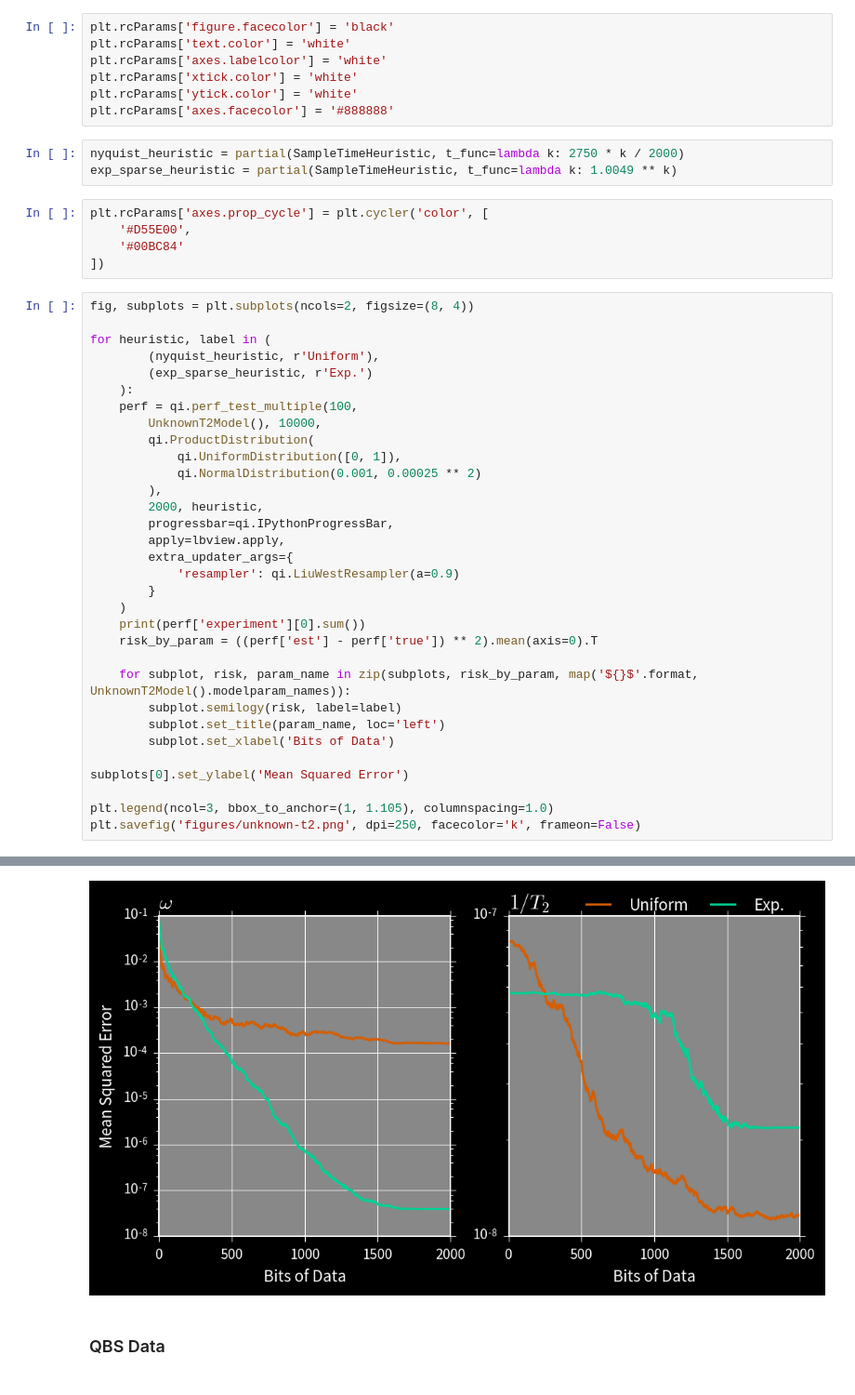
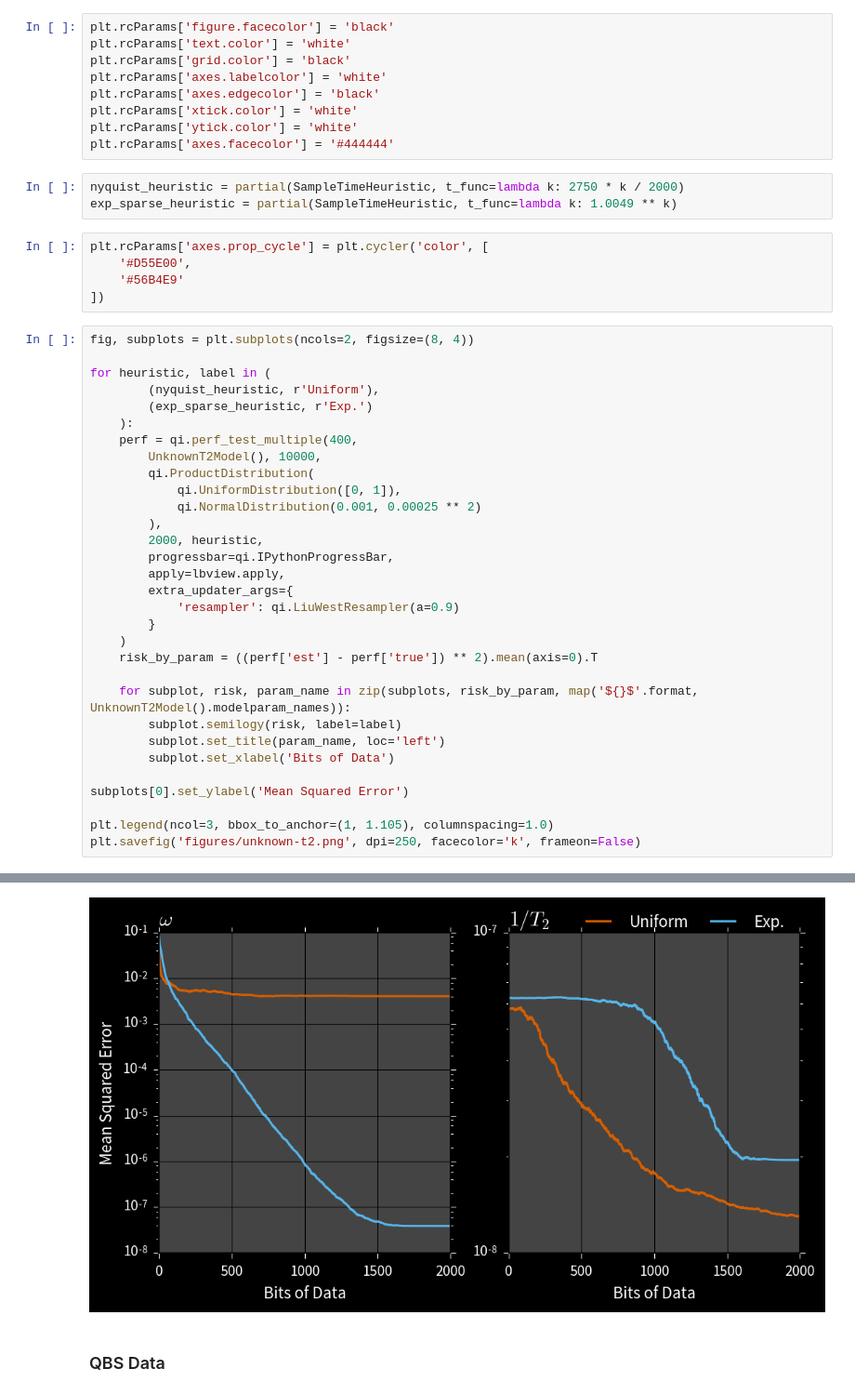
Before and after one commit to cgranade/cgranade.github.io, a Jupyter notebook: research/talks/quics/07-2016/figures.ipynb, the cells around one changed output, grey strips where cells are left out. Shown at 93% size. Cells and saved outputs as stored; diff of their text form.

```diff
--- a/research/talks/quics/07-2016/figures.ipynb
+++ b/research/talks/quics/07-2016/figures.ipynb
@@ -25,17 +25,19 @@ plt.style.use('ggplot-rq')
 # %%
 plt.rcParams['figure.facecolor'] = 'black'
 plt.rcParams['text.color'] = 'white'
+plt.rcParams['grid.color'] = 'black'
 plt.rcParams['axes.labelcolor'] = 'white'
+plt.rcParams['axes.edgecolor'] = 'black'
 plt.rcParams['xtick.color'] = 'white'
 plt.rcParams['ytick.color'] = 'white'
-plt.rcParams['axes.facecolor'] = '#888888'
+plt.rcParams['axes.facecolor'] = '#444444'
 # %%
 nyquist_heuristic = partial(SampleTimeHeuristic, t_func=lambda k: 2750 * k / 2000)
 exp_sparse_heuristic = partial(SampleTimeHeuristic, t_func=lambda k: 1.0049 ** k)
 # %%
 plt.rcParams['axes.prop_cycle'] = plt.cycler('color', [
     '#D55E00',
-    '#00BC84'
+    '#56B4E9'
 ])
 # %%
 fig, subplots = plt.subplots(ncols=2, figsize=(8, 4))
@@ -44,7 +46,7 @@ for heuristic, label in (
         (nyquist_heuristic, r'Uniform'),
         (exp_sparse_heuristic, r'Exp.')
     ):
-    perf = qi.perf_test_multiple(100,
+    perf = qi.perf_test_multiple(400,
         UnknownT2Model(), 10000,
         qi.ProductDistribution(
             qi.UniformDistribution([0, 1]),
@@ -57,7 +59,6 @@ for heuristic, label in (
             'resampler': qi.LiuWestResampler(a=0.9)
         }
     )
-    print(perf['experiment'][0].sum())
     risk_by_param = ((perf['est'] - perf['true']) ** 2).mean(axis=0).T
 
     for subplot, risk, param_name in zip(subplots, risk_by_param, map('${}$'.format, UnknownT2Model().modelparam_names)):
@@ -75,4 +74,4 @@ plt.savefig('figures/unknown-t2.png', dpi=250, facecolor='k', frameon=False)
-[figure, old version]
+[figure, new version]
 # %% [markdown]
 ### QBS Data ###
 # %%
```
Also changed, not shown: parts of 5 cells of this notebook, 8 other files.
